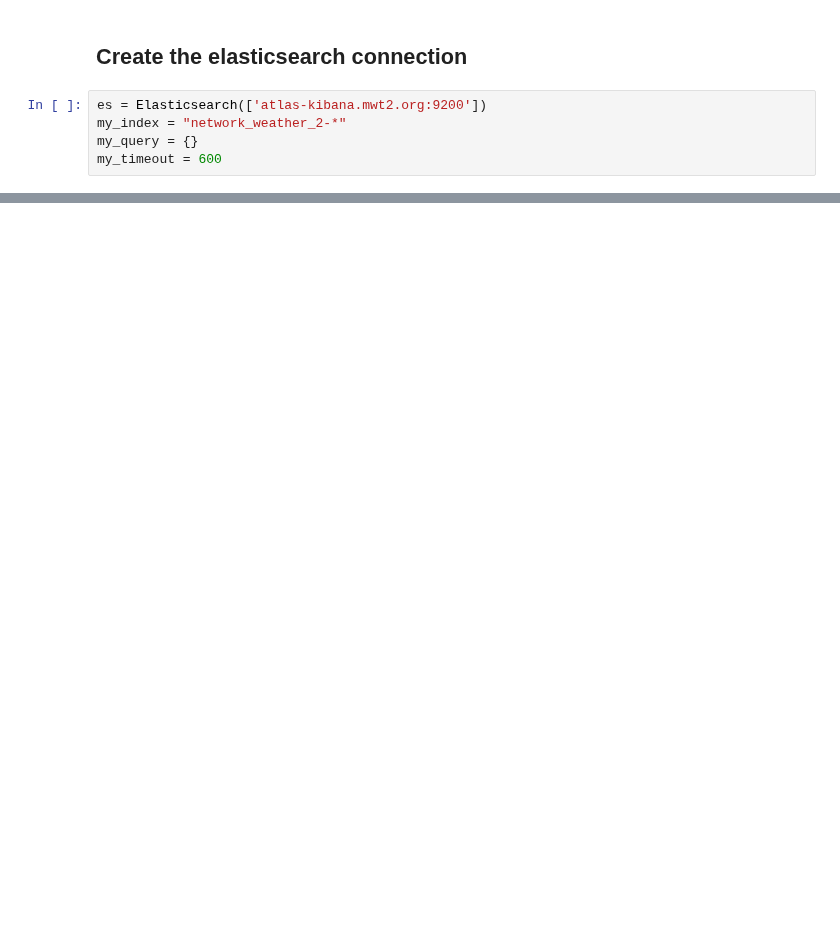
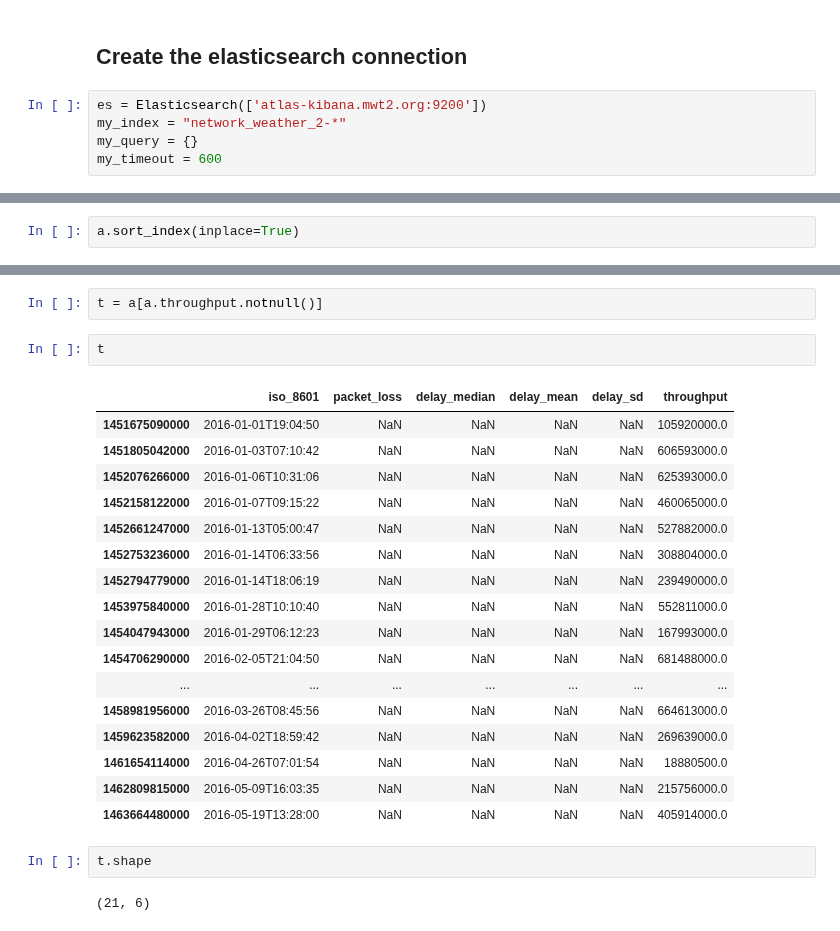
Before and after one commit to ATLAS-Analytics/AnalyticsNotebooks, a Jupyter notebook: Xinran/Xinran3.ipynb, the cells around one changed output, grey strips where cells are left out. Saved outputs shown, nothing was run; the diff lists cells and outputs as text; blank space fills up the shorter version.

```diff
--- a/Xinran/Xinran3.ipynb
+++ b/Xinran/Xinran3.ipynb
@@ -174,0 +282,2 @@ def generate_query
+# %%
+a.sort_index(inplace=True)
@@ -174,0 +288,26 @@ def generate_query
+# %%
+t = a[a.throughput.notnull()]
+# %%
+t
+# %% [output]
+|  | iso_8601 | packet_loss | delay_median | delay_mean | delay_sd | throughput |
+| 1451675090000 | 2016-01-01T19:04:50 | NaN | NaN | NaN | NaN | 105920000.0 |
+| 1451805042000 | 2016-01-03T07:10:42 | NaN | NaN | NaN | NaN | 606593000.0 |
+| 1452076266000 | 2016-01-06T10:31:06 | NaN | NaN | NaN | NaN | 625393000.0 |
+| 1452158122000 | 2016-01-07T09:15:22 | NaN | NaN | NaN | NaN | 460065000.0 |
+| 1452661247000 | 2016-01-13T05:00:47 | NaN | NaN | NaN | NaN | 527882000.0 |
+| 1452753236000 | 2016-01-14T06:33:56 | NaN | NaN | NaN | NaN | 308804000.0 |
+| 1452794779000 | 2016-01-14T18:06:19 | NaN | NaN | NaN | NaN | 239490000.0 |
+| 1453975840000 | 2016-01-28T10:10:40 | NaN | NaN | NaN | NaN | 552811000.0 |
+| 1454047943000 | 2016-01-29T06:12:23 | NaN | NaN | NaN | NaN | 167993000.0 |
+| 1454706290000 | 2016-02-05T21:04:50 | NaN | NaN | NaN | NaN | 681488000.0 |
+| ... | ... | ... | ... | ... | ... | ... |
+| 1458981956000 | 2016-03-26T08:45:56 | NaN | NaN | NaN | NaN | 664613000.0 |
+| 1459623582000 | 2016-04-02T18:59:42 | NaN | NaN | NaN | NaN | 269639000.0 |
+| 1461654114000 | 2016-04-26T07:01:54 | NaN | NaN | NaN | NaN | 18880500.0 |
+| 1462809815000 | 2016-05-09T16:03:35 | NaN | NaN | NaN | NaN | 215756000.0 |
+| 1463664480000 | 2016-05-19T13:28:00 | NaN | NaN | NaN | NaN | 405914000.0 |
+# %%
+t.shape
+# %% [output]
+(21, 6)
```
Also changed, not shown: parts of 32 cells of this notebook, 3 other files.
